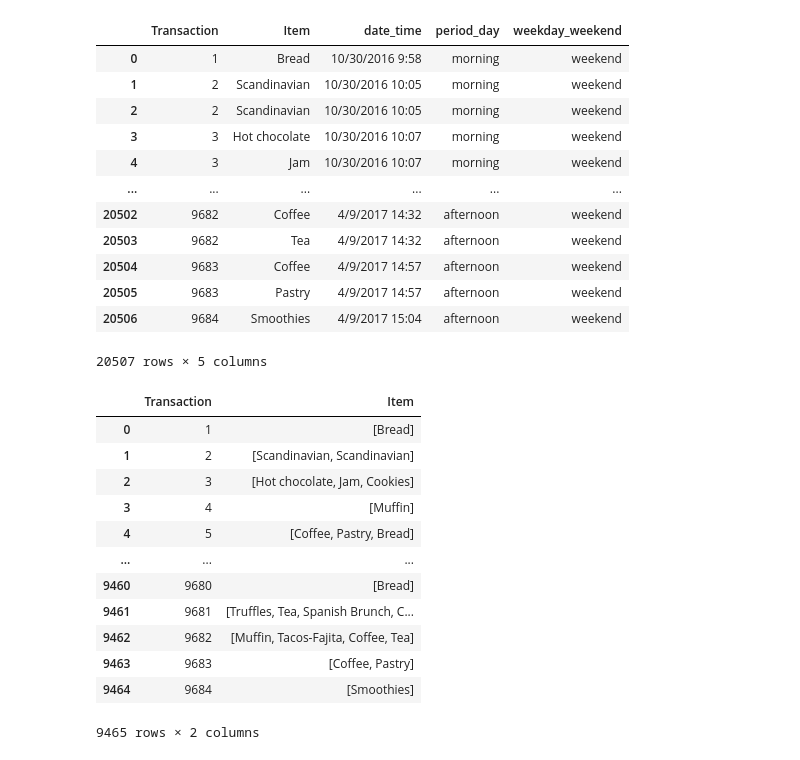
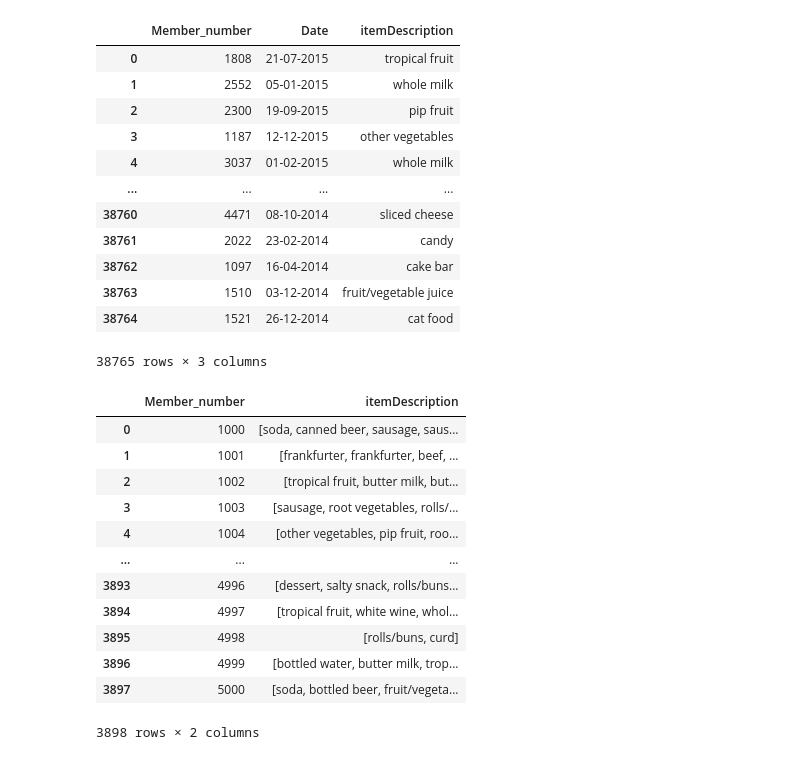
Before and after one commit to reezecodee/arumi-store, a Jupyter notebook: notebook.ipynb, the cells around one changed output. Drawn from its saved outputs; the diff is of its cells as text; code cells hidden in the pictures.

```diff
--- a/notebook.ipynb
+++ b/notebook.ipynb
@@ -1,41 +1,41 @@
 # %%
 import pandas as pd
+import pickle
 
-data = pd.read_csv('bakery-sale.csv')
+data = pd.read_csv('Groceries_dataset.csv')
 data
 # %% [output]
-|  | Transaction | Item | date_time | period_day | weekday_weekend |
-| 0 | 1 | Bread | 10/30/2016 9:58 | morning | weekend |
-| 1 | 2 | Scandinavian | 10/30/2016 10:05 | morning | weekend |
-| 2 | 2 | Scandinavian | 10/30/2016 10:05 | morning | weekend |
-| 3 | 3 | Hot chocolate | 10/30/2016 10:07 | morning | weekend |
-| 4 | 3 | Jam | 10/30/2016 10:07 | morning | weekend |
-| ... | ... | ... | ... | ... | ... |
-| 20502 | 9682 | Coffee | 4/9/2017 14:32 | afternoon | weekend |
-| 20503 | 9682 | Tea | 4/9/2017 14:32 | afternoon | weekend |
-| 20504 | 9683 | Coffee | 4/9/2017 14:57 | afternoon | weekend |
-| 20505 | 9683 | Pastry | 4/9/2017 14:57 | afternoon | weekend |
-| 20506 | 9684 | Smoothies | 4/9/2017 15:04 | afternoon | weekend |
+|  | Member_number | Date | itemDescription |
+| 0 | 1808 | 21-07-2015 | tropical fruit |
+| 1 | 2552 | 05-01-2015 | whole milk |
+| 2 | 2300 | 19-09-2015 | pip fruit |
+| 3 | 1187 | 12-12-2015 | other vegetables |
+| 4 | 3037 | 01-02-2015 | whole milk |
+| ... | ... | ... | ... |
+| 38760 | 4471 | 08-10-2014 | sliced cheese |
+| 38761 | 2022 | 23-02-2014 | candy |
+| 38762 | 1097 | 16-04-2014 | cake bar |
+| 38763 | 1510 | 03-12-2014 | fruit/vegetable juice |
+| 38764 | 1521 | 26-12-2014 | cat food |
-20507 rows × 5 columns
+38765 rows × 3 columns
 # %%
 # data preparation
-# mengelompokan data
-df = data.groupby('Transaction')['Item'].apply(list).reset_index()
-df
+transaction = data.groupby('Member_number')['itemDescription'].apply(list).reset_index()
+transaction
 # %% [output]
-|  | Transaction | Item |
-| 0 | 1 | [Bread] |
-| 1 | 2 | [Scandinavian, Scandinavian] |
-| 2 | 3 | [Hot chocolate, Jam, Cookies] |
-| 3 | 4 | [Muffin] |
-| 4 | 5 | [Coffee, Pastry, Bread] |
+|  | Member_number | itemDescription |
+| 0 | 1000 | [soda, canned beer, sausage, saus... |
+| 1 | 1001 | [frankfurter, frankfurter, beef, ... |
+| 2 | 1002 | [tropical fruit, butter milk, but... |
+| 3 | 1003 | [sausage, root vegetables, rolls/... |
+| 4 | 1004 | [other vegetables, pip fruit, roo... |
 | ... | ... | ... |
-| 9460 | 9680 | [Bread] |
-| 9461 | 9681 | [Truffles, Tea, Spanish Brunch, C... |
-| 9462 | 9682 | [Muffin, Tacos-Fajita, Coffee, Tea] |
-| 9463 | 9683 | [Coffee, Pastry] |
-| 9464 | 9684 | [Smoothies] |
+| 3893 | 4996 | [dessert, salty snack, rolls/buns... |
+| 3894 | 4997 | [tropical fruit, white wine, whol... |
+| 3895 | 4998 | [rolls/buns, curd] |
+| 3896 | 4999 | [bottled water, butter milk, trop... |
+| 3897 | 5000 | [soda, bottled beer, fruit/vegeta... |
-9465 rows × 2 columns
+3898 rows × 2 columns
 # %%
 from mlxtend.frequent_patterns import apriori, association_rules
 from mlxtend.preprocessing import TransactionEncoder
```
Also changed, not shown: parts of 3 cells of this notebook, 4 other files.
